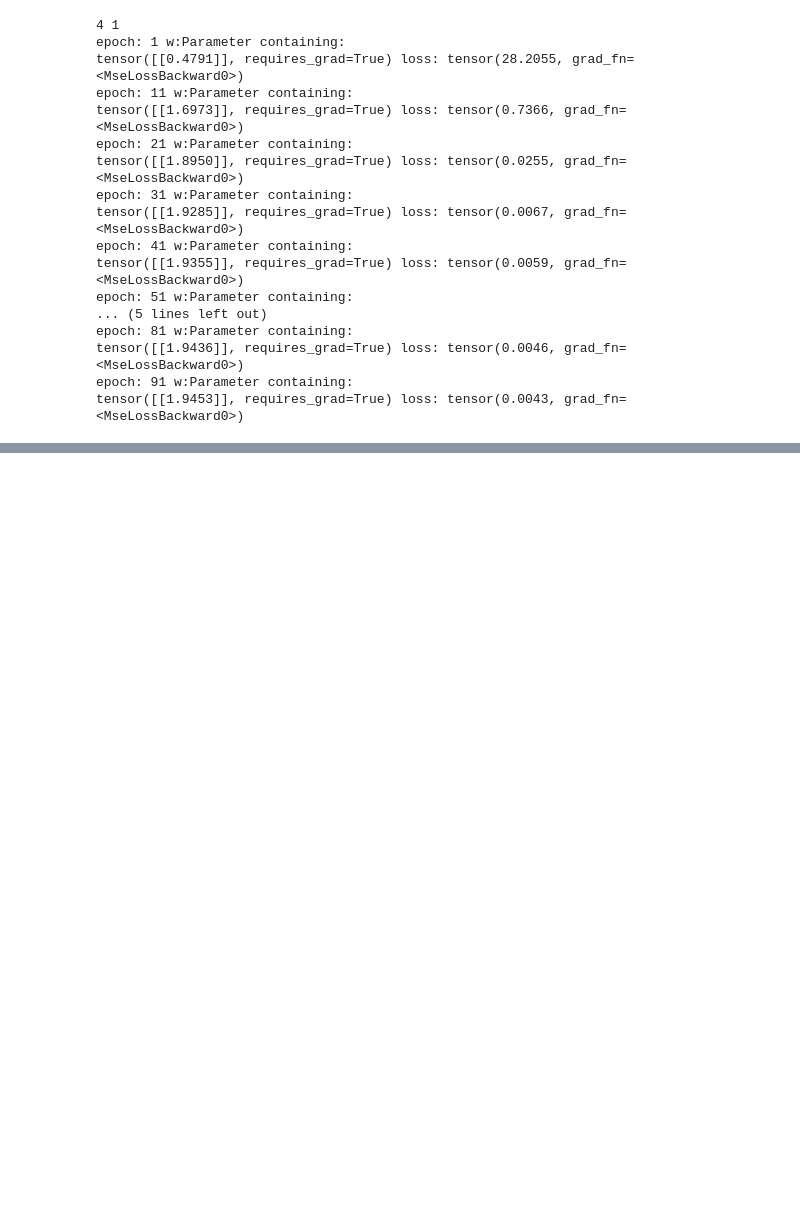
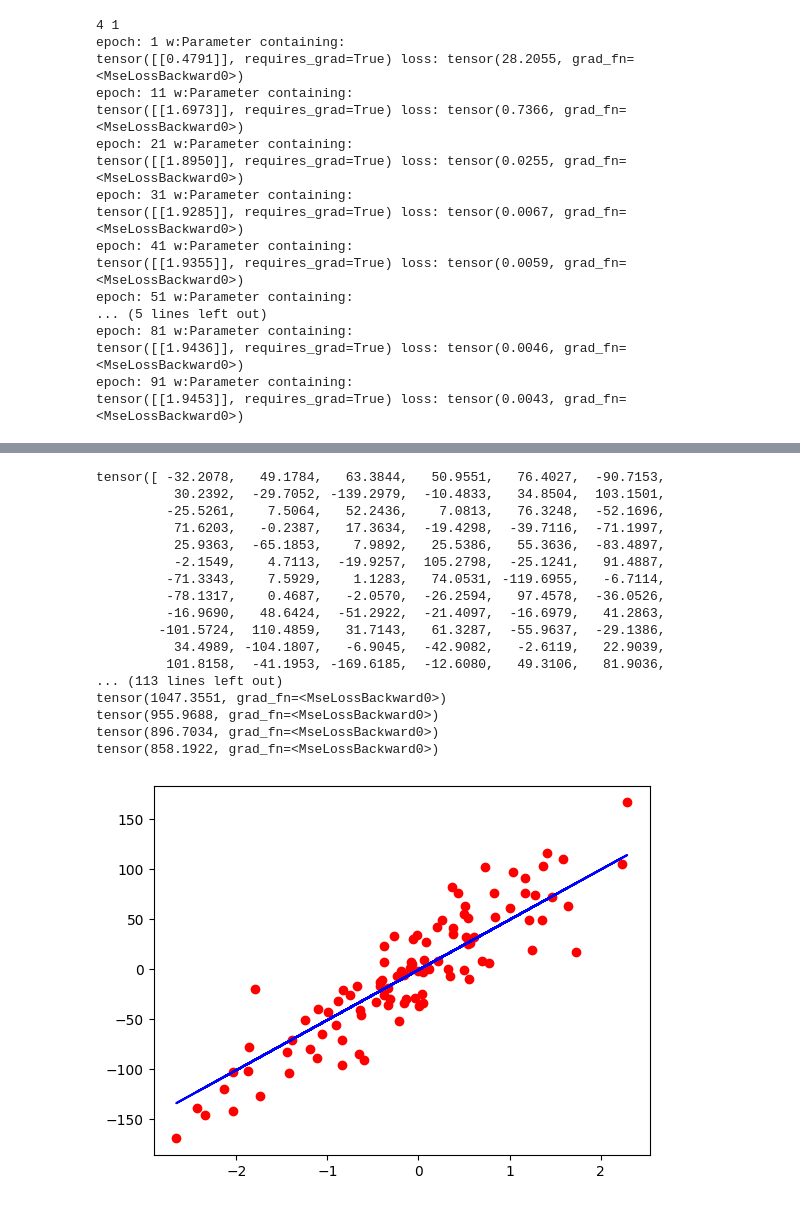
Before and after one commit to anand-therattil/machine_learning, a Jupyter notebook: pytorch_deeplearning.ipynb, the cells around one changed output, grey strips where cells are left out. Saved outputs shown, nothing was run; the diff lists cells and outputs as text; code cells hidden in the pictures; blank space fills up the shorter version.

Commit message:
Linear Regeression using Pytorch

```diff
--- a/pytorch_deeplearning.ipynb
+++ b/pytorch_deeplearning.ipynb
@@ -283,0 +266,66 @@ tensor([[1.8366]], requires_grad=True) loss: tensor(0.0388, grad_fn=<MseLossBack
+# %%
+# Linear Regression
+# Making the model
+# Defining the Loss function, Optimizer
+# Plotting of Data
+
+import torch
+import torch.nn as nn
+import numpy   as np
+from   sklearn import datasets
+import matplotlib.pyplot as plt
+
+X_numpy, y_numpy = datasets.make_regression(n_samples=100,n_features=1, noise=30, random_state=2)
+
+X = torch.from_numpy(X_numpy.astype(np.float32))
+y = torch.from_numpy(y_numpy.astype(np.float32))
+y = y.view(y.shape[0], 1)  # This step is important as it converts the data in thr ([[a],[b]]) format
+
+
+n_samples, n_features = X.shape
+input_size = n_features
+output_size = 1
+print(n_features)
+model = nn.Linear(input_size, output_size)
+
+learning_rate = 0.01
+criterion = nn.MSELoss()
+optimizer = torch.optim.SGD(model.parameters(), lr=learning_rate)
+
+num_epochs = 100
+for epoch in range(num_epochs):
+  y_pred = model(X)
+  loss = criterion(y_pred,y)
+
+  loss.backward()
+  optimizer.step()
+
+  optimizer.zero_grad()
+
+  if(epoch%10==0):
+    print(loss)
+
+
+y_pred = model(X).detach().numpy()
+plt.plot(X_numpy,y_numpy, 'ro')
+plt.plot(X_numpy,y_pred, 'b')
+plt.show()
+# %% [output]
+tensor([ -32.2078,   49.1784,   63.3844,   50.9551,   76.4027,  -90.7153,
+          30.2392,  -29.7052, -139.2979,  -10.4833,   34.8504,  103.1501,
+         -25.5261,    7.5064,   52.2436,    7.0813,   76.3248,  -52.1696,
+          71.6203,   -0.2387,   17.3634,  -19.4298,  -39.7116,  -71.1997,
+          25.9363,  -65.1853,    7.9892,   25.5386,   55.3636,  -83.4897,
+          -2.1549,    4.7113,  -19.9257,  105.2798,  -25.1241,   91.4887,
+         -71.3343,    7.5929,    1.1283,   74.0531, -119.6955,   -6.7114,
+         -78.1317,    0.4687,   -2.0570,  -26.2594,   97.4578,  -36.0526,
+         -16.9690,   48.6424,  -51.2922,  -21.4097,  -16.6979,   41.2863,
+        -101.5724,  110.4859,   31.7143,   61.3287,  -55.9637,  -29.1386,
+          34.4989, -104.1807,   -6.9045,  -42.9082,   -2.6119,   22.9039,
+         101.8158,  -41.1953, -169.6185,  -12.6080,   49.3106,   81.9036,
+... (113 lines left out)
+tensor(1047.3551, grad_fn=<MseLossBackward0>)
+tensor(955.9688, grad_fn=<MseLossBackward0>)
+tensor(896.7034, grad_fn=<MseLossBackward0>)
+tensor(858.1922, grad_fn=<MseLossBackward0>)
+[figure, added]
```
Also changed, not shown: parts of 2 cells of this notebook.
